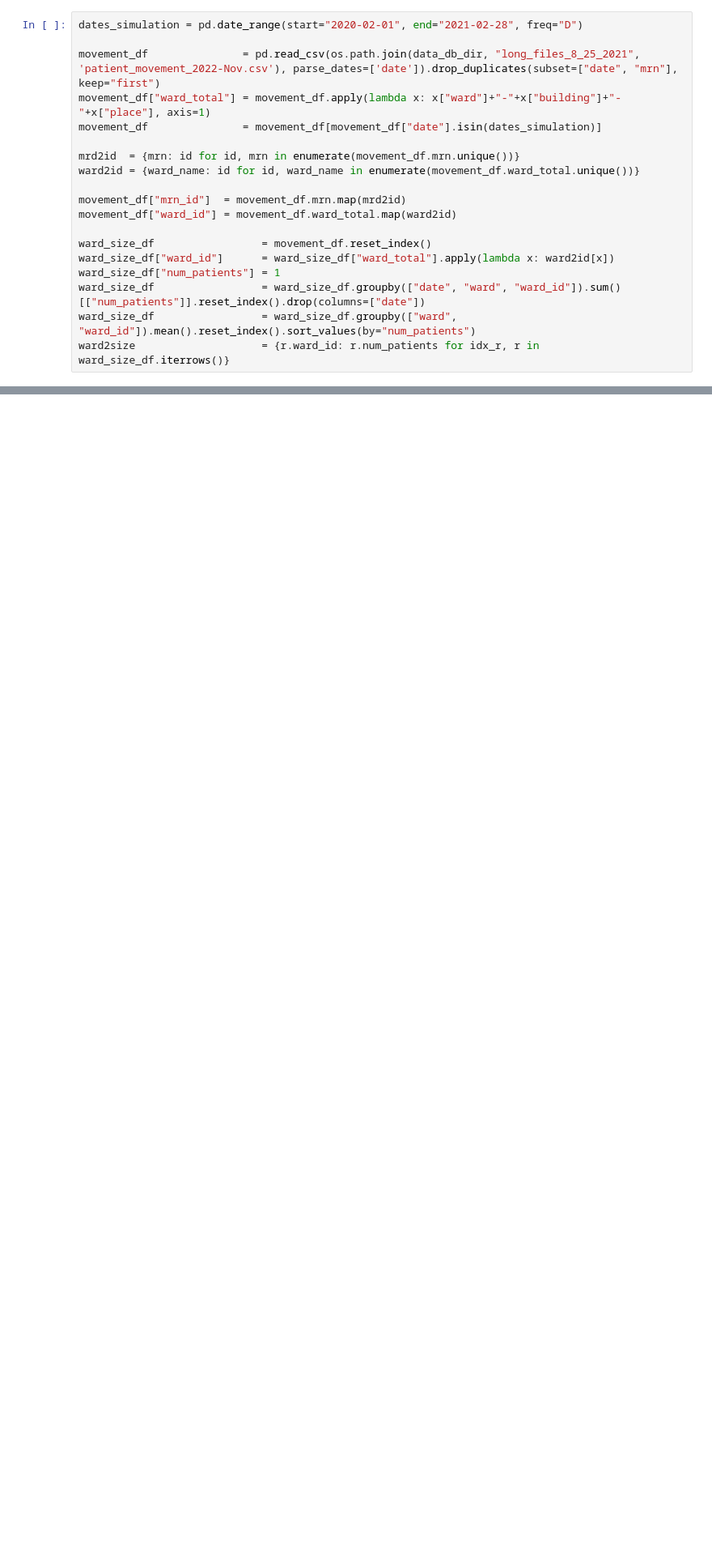
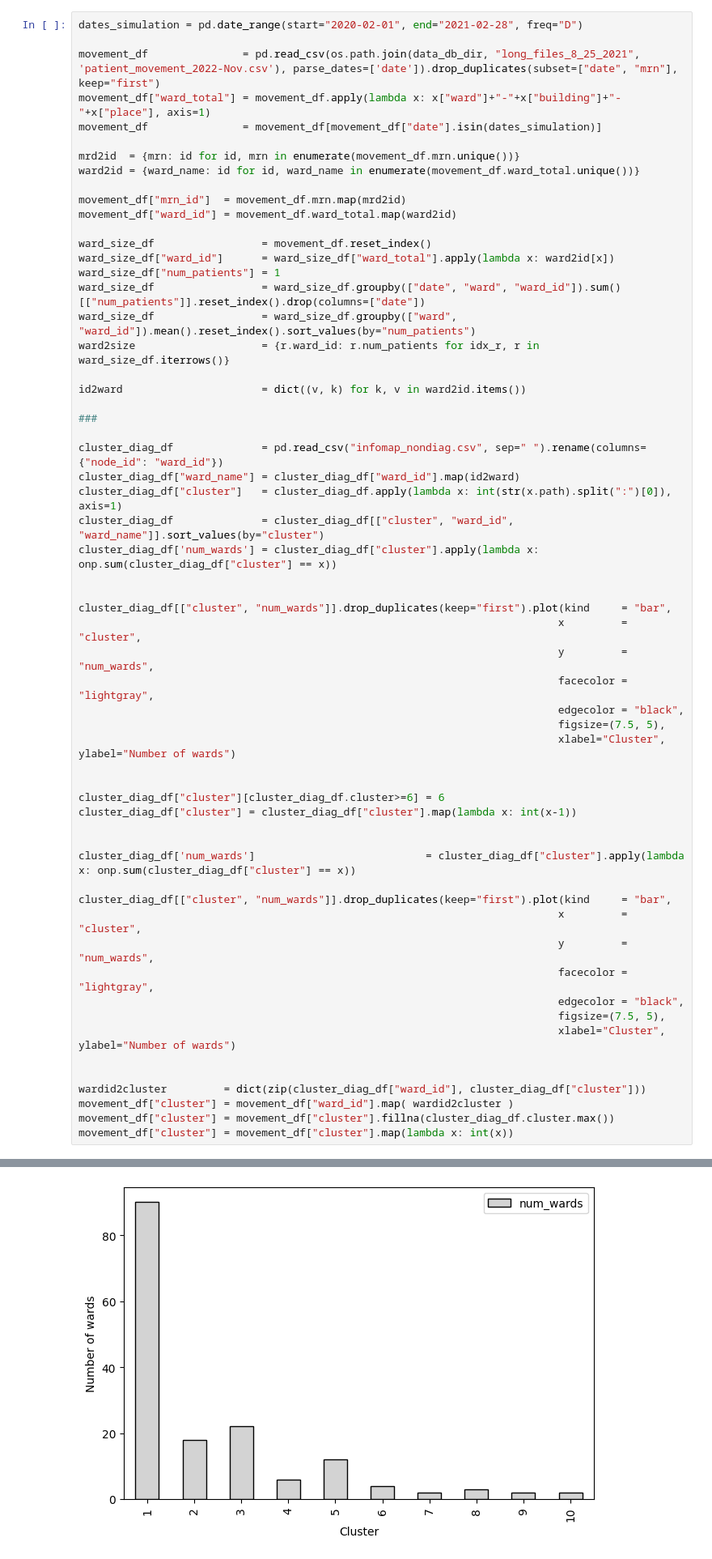
Before and after one commit to ChaosDonkey06/AMR_ABM2, a Jupyter notebook: synthetic_infereces.ipynb, the cells around one changed output, grey strips where cells are left out. Shown at 81% size. Drawn from its saved outputs; the diff is of its cells as text; blank space fills up the shorter version.

```diff
--- a/synthetic_infereces.ipynb
+++ b/synthetic_infereces.ipynb
@@ -52,3 +122,44 @@ ward_size_df["num_patients"] = 1
 ward_size_df                 = ward_size_df.groupby(["date", "ward", "ward_id"]).sum()[["num_patients"]].reset_index().drop(columns=["date"])
 ward_size_df                 = ward_size_df.groupby(["ward", "ward_id"]).mean().reset_index().sort_values(by="num_patients")
 ward2size                    = {r.ward_id: r.num_patients for idx_r, r in ward_size_df.iterrows()}
+
+id2ward                      = dict((v, k) for k, v in ward2id.items())
+
+###
+
+cluster_diag_df              = pd.read_csv("infomap_nondiag.csv", sep=" ").rename(columns={"node_id": "ward_id"})
+cluster_diag_df["ward_name"] = cluster_diag_df["ward_id"].map(id2ward)
+cluster_diag_df["cluster"]   = cluster_diag_df.apply(lambda x: int(str(x.path).split(":")[0]), axis=1)
+cluster_diag_df              = cluster_diag_df[["cluster", "ward_id", "ward_name"]].sort_values(by="cluster")
+cluster_diag_df['num_wards'] = cluster_diag_df["cluster"].apply(lambda x: onp.sum(cluster_diag_df["cluster"] == x))
+
+
+cluster_diag_df[["cluster", "num_wards"]].drop_duplicates(keep="first").plot(kind     = "bar",
+                                                                            x         = "cluster",
+                                                                            y         = "num_wards",
+                                                                            facecolor = "lightgray",
+                                                                            edgecolor = "black",
+                                                                            figsize=(7.5, 5),
+                                                                            xlabel="Cluster", ylabel="Number of wards")
+
+
+cluster_diag_df["cluster"][cluster_diag_df.cluster>=6] = 6
+cluster_diag_df["cluster"] = cluster_diag_df["cluster"].map(lambda x: int(x-1))
+
+
+cluster_diag_df['num_wards']                           = cluster_diag_df["cluster"].apply(lambda x: onp.sum(cluster_diag_df["cluster"] == x))
+
+cluster_diag_df[["cluster", "num_wards"]].drop_duplicates(keep="first").plot(kind     = "bar",
+                                                                            x         = "cluster",
+                                                                            y         = "num_wards",
+                                                                            facecolor = "lightgray",
+                                                                            edgecolor = "black",
+                                                                            figsize=(7.5, 5),
+                                                                            xlabel="Cluster", ylabel="Number of wards")
+
+
+wardid2cluster         = dict(zip(cluster_diag_df["ward_id"], cluster_diag_df["cluster"]))
+movement_df["cluster"] = movement_df["ward_id"].map( wardid2cluster )
+movement_df["cluster"] = movement_df["cluster"].fillna(cluster_diag_df.cluster.max())
+movement_df["cluster"] = movement_df["cluster"].map(lambda x: int(x))
+# %% [output]
@@ -54,0 +170 @@ ward2size                    = {r.ward_id: r.num_patients for idx_r, r in ward_s
+[figure, added]
```
Also changed, not shown: parts of 5 cells of this notebook.
